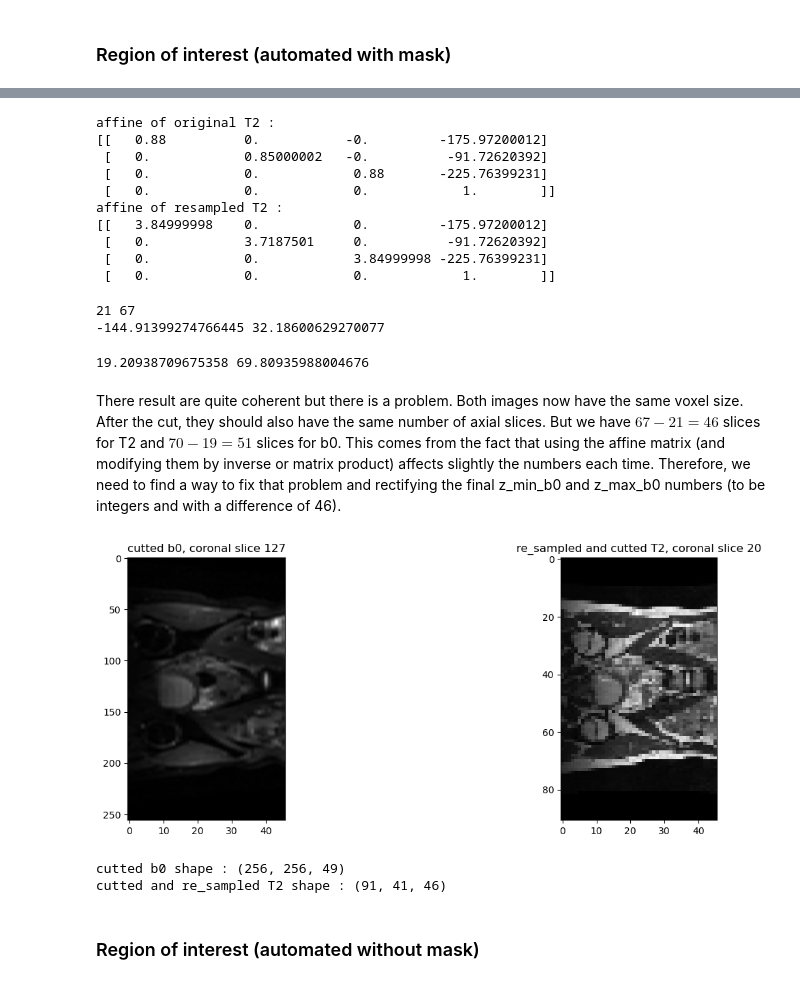
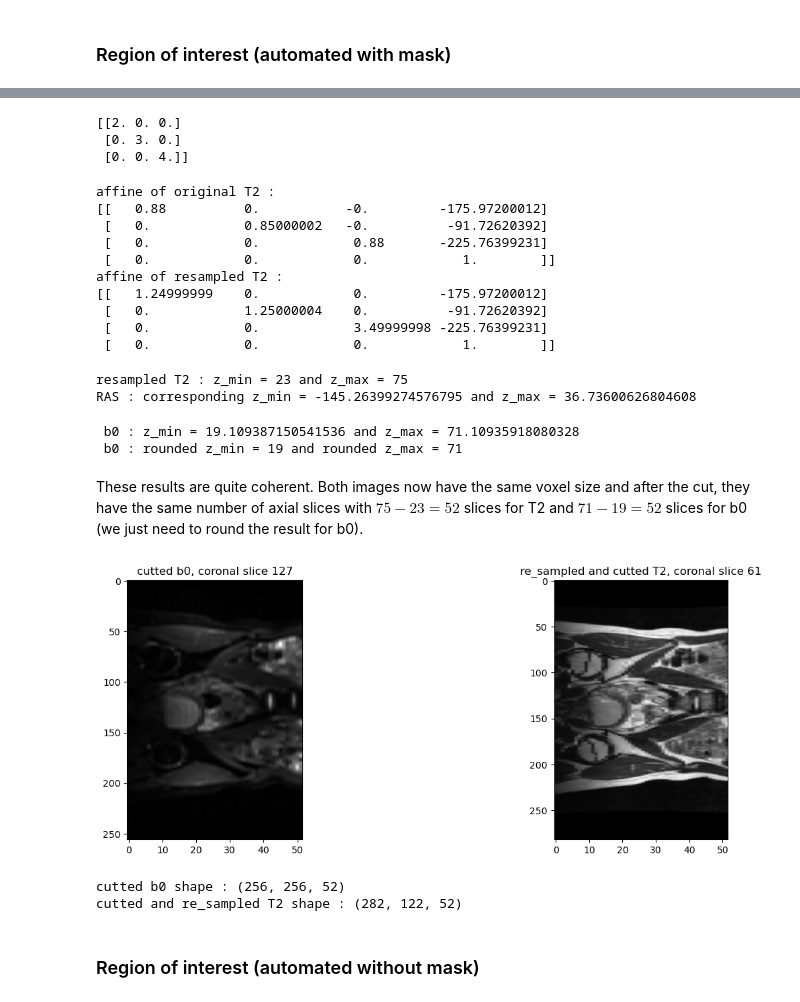
Before and after one commit to CharlineCuraut/Registration_IRM_T2_DWI_b0, a Jupyter notebook: registration_IRM_T2_DWI_b0.ipynb, the cells around one changed output, grey strips where cells are left out. Drawn from its saved outputs; the diff is of its cells as text; code cells hidden in the pictures.

```diff
--- a/registration_IRM_T2_DWI_b0.ipynb
+++ b/registration_IRM_T2_DWI_b0.ipynb
@@ -29,17 +29,17 @@ def load_nii(difficulty, f_name):
 # %% [markdown]
 Let's first put the images along the same voxel orientation.
 # %%
-minor_b0, affine_b0 = load_nii('minor','1-2-14_off_210111_b0DWI.nii')
+minor_b0, affine_b0 = load_nii('minor', '1-2-14_off_210111', '1-2-14_off_210111_b0DWI.nii')
 #print(f'image affine after canonical \n{img.affine}')
 print(minor_b0.shape)
 
-minor_T2, affine_T2 = load_nii('minor','1-2-14_off_210111_coroT2Cube.nii')
+minor_T2, affine_T2 = load_nii('minor', '1-2-14_off_210111', '1-2-14_off_210111_coroT2Cube.nii')
 print(minor_T2.shape)
 
-minor_T2_mask, affine_T2_mask = load_nii('minor','1-2-14_off_210111_T2Mask.nii')
+minor_T2_mask, affine_T2_mask = load_nii('minor', '1-2-14_off_210111', '1-2-14_off_210111_T2Mask.nii')
 print(minor_T2_mask.shape)
 
-minor_Segmentation_T2, affine_T2_seg = load_nii('minor','1-2-14_off_210111_Segmentation.nii')
+minor_Segmentation_T2, affine_T2_seg = load_nii('minor', '1-2-14_off_210111', '1-2-14_off_210111_Segmentation.nii')
 print(minor_Segmentation_T2.shape)
 # %% [output]
 voxel orientation : ('L', 'A', 'S')
@@ -296,3 +312,9 @@ print(minor_T2_cut.shape)
+# %%
+print([2,3,4] * np.identity(3))
+# %% [output]
+[[2. 0. 0.]
+ [0. 3. 0.]
+ [0. 0. 4.]]
 # %%
 ## To automate with the affine matrix, we need to modify that of T2 because we resampled it
 print(f'affine of original T2 : \n{affine_T2}')
@@ -301,7 +323,7 @@ T = affine_T2[0:3,3]
 
 ## it's like doing a transformation then rescaling
 ## so we just have to multiply by the scaling factor
-zooming_matrix = (1./scale) * np.identity(3)
+zooming_matrix = [1./scale_sagittal, 1./scale_coronal, 1./scale_axial] * np.identity(3)
 M = np.dot(M,zooming_matrix)
 
 affine_T2_resampled = np.zeros_like(affine_T2)
@@ -316,60 +338,64 @@ affine of original T2 :
  [   0.            0.            0.88       -225.76399231]
  [   0.            0.            0.            1.        ]]
 affine of resampled T2 :
-[[   3.84999998    0.            0.         -175.97200012]
- [   0.            3.7187501     0.          -91.72620392]
- [   0.            0.            3.84999998 -225.76399231]
+[[   1.24999999    0.            0.         -175.97200012]
+ [   0.            1.25000004    0.          -91.72620392]
+ [   0.            0.            3.49999998 -225.76399231]
  [   0.            0.            0.            1.        ]]
 # %%
 ## transforming the voxel coordinates (T2) to RAS coordinates via affine matrix to have z_min and z_max (to cut coronal slices)
 
 z_min_resampled_T2, z_max_resampled_T2 = cut_T2_coro(resampled_T2, resampled_T2_mask, coordinates=True)
-print(z_min_resampled_T2,z_max_resampled_T2) ## result coherent with previous cut (decomment imshow of "region of interest")
+print(f'resampled T2 : z_min = {z_min_resampled_T2} and z_max = {z_max_resampled_T2}') ## result coherent with previous cut (decomment imshow of "region of interest")
 
-(_,_,z_min_RAS) = np.dot(M,(0, 0, z_min_resampled_T2)) + T
-(_, _, z_max_RAS) = np.dot(M, (0, 0, z_max_resampled_T2)) + T
+(_,_,z_min_RAS,_) = np.dot(affine_T2_resampled,(0, 0, z_min_resampled_T2,1))
+(_,_,z_max_RAS,_) = np.dot(affine_T2_resampled,(0, 0, z_max_resampled_T2,1))
 
-print(z_min_RAS,z_max_RAS) ## coherent result
+print(f'RAS : corresponding z_min = {z_min_RAS} and z_max = {z_max_RAS}') ## coherent result
 # %% [output]
-21 67
--144.91399274766445 32.18600629270077
+resampled T2 : z_min = 23 and z_max = 75
+RAS : corresponding z_min = -145.26399274576795 and z_max = 36.73600626804608
 # %%
 ## transforming founded z_min and z_max to RAS coordinates to voxel coordinates (b0) to cut coronal slices
 
 inverse_affine_b0 = np.linalg.inv(affine_b0)
-(_,_,z_min_b0,_) = np.dot(inverse_affine_b0, [0,0,z_min_RAS,1])
-(_,_,z_max_b0,_) = np.dot(inverse_affine_b0, [0,0,z_max_RAS,1])
-print(z_min_b0, z_max_b0)
+(_,_,z_min_b0,_) = np.dot(inverse_affine_b0, (0,0,z_min_RAS,1))
+(_,_,z_max_b0,_) = np.dot(inverse_affine_b0, (0,0,z_max_RAS,1))
+print(f' b0 : z_min = {z_min_b0} and z_max = {z_max_b0}')
+z_min_b0 = int(np.rint(z_min_b0))
+z_max_b0 = int(np.rint(z_max_b0))
+print(f' b0 : rounded z_min = {z_min_b0} and rounded z_max = {z_max_b0}')
 # %% [output]
-19.20938709675358 69.80935988004676
+ b0 : z_min = 19.109387150541536 and z_max = 71.10935918080328
+ b0 : rounded z_min = 19 and rounded z_max = 71
 # %% [markdown]
-There result are quite coherent but there is a problem. Both images now have the same voxel size. After the cut, they should also have the same number of axial slices. But we have $67 - 21 = 46$ slices for T2 and $70 - 19 = 51$ slices for b0. This comes from the fact that using the affine matrix (and modifying them by inverse or matrix product) affects slightly the numbers each time. Therefore, we need to find a way to fix that problem and rectifying the final z_min_b0 and z_max_b0 numbers (to be integers and with a difference of 46).
+These results are quite coherent. Both images now have the same voxel size and after the cut, they have the same number of axial slices with $75 - 23 = 52$ slices for T2 and $71 - 19 = 52$ slices for b0 (we just need to round the result for b0).
 # %%
 fig = plt.figure(figsize=(15,5))
 
 plt.subplot(1,2,1)
-coronal_b0_cut = minor_b0[:,127,21:67]
+coronal_b0_cut = minor_b0[:,127,z_min_b0:z_max_b0]
 plt.imshow(coronal_b0_cut, cmap='gray')
 plt.gca().set_aspect(aspect=0.3)
 
 plt.title("cutted b0, coronal slice 127")
 
 plt.subplot(1,2,2)
-coronal_resampled_T2_cut = resampled_T2[:,20,z_min_resampled_T2:z_max_resampled_T2]
+coronal_resampled_T2_cut = resampled_T2[:,61,z_min_resampled_T2:z_max_resampled_T2]
 plt.imshow(coronal_resampled_T2_cut, cmap="gray")
-plt.gca().set_aspect(aspect=0.85)
-plt.gca().xaxis.set_ticks([0, 10, 20, 30, 40])
-plt.title("re_sampled and cutted T2, coronal slice 20")
+plt.gca().set_aspect(aspect=0.275)
+plt.gca().xaxis.set_ticks([0, 10, 20, 30, 40, 50])
+plt.title("re_sampled and cutted T2, coronal slice 61")
 
 plt.show()
 # %% [output]
-[figure, old version]
+[figure, new version]
 # %%
-print(f'cutted b0 shape : {minor_b0[:,:,20:69].shape}')
-print(f'cutted and re_sampled T2 shape : {resampled_T2[:,:,21:67].shape}')
+print(f'cutted b0 shape : {minor_b0[:,:,z_min_b0:z_max_b0].shape}')
+print(f'cutted and re_sampled T2 shape : {resampled_T2[:,:,z_min_resampled_T2:z_max_resampled_T2].shape}')
 # %% [output]
-cutted b0 shape : (256, 256, 49)
-cutted and re_sampled T2 shape : (91, 41, 46)
+cutted b0 shape : (256, 256, 52)
+cutted and re_sampled T2 shape : (282, 122, 52)
 # %% [markdown]
 ### Region of interest (automated without mask)
 # %%
```
Also changed, not shown: parts of 18 cells of this notebook.
